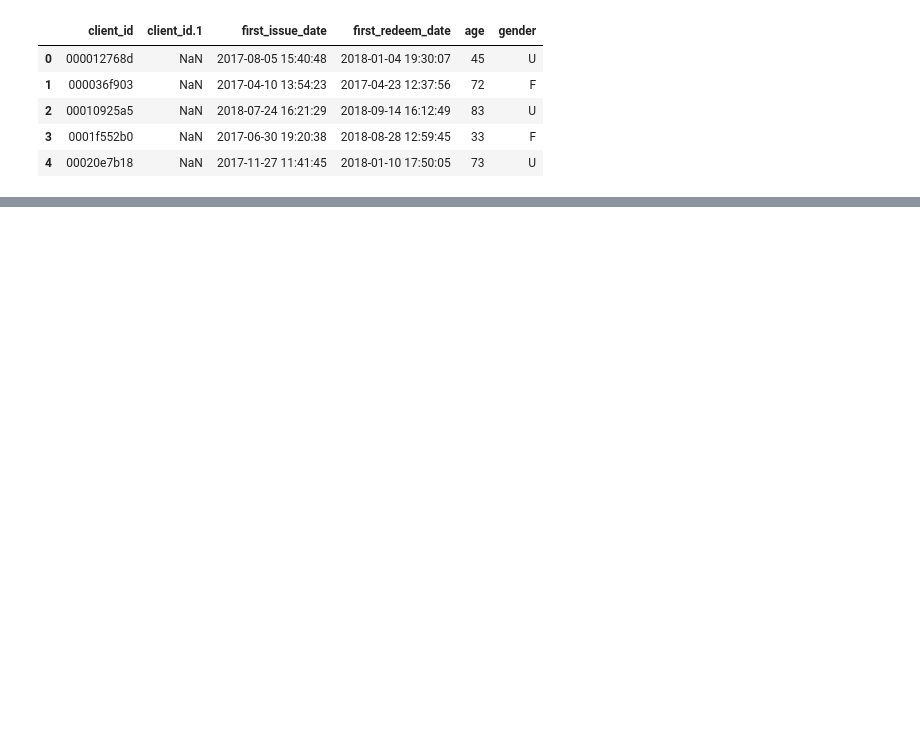
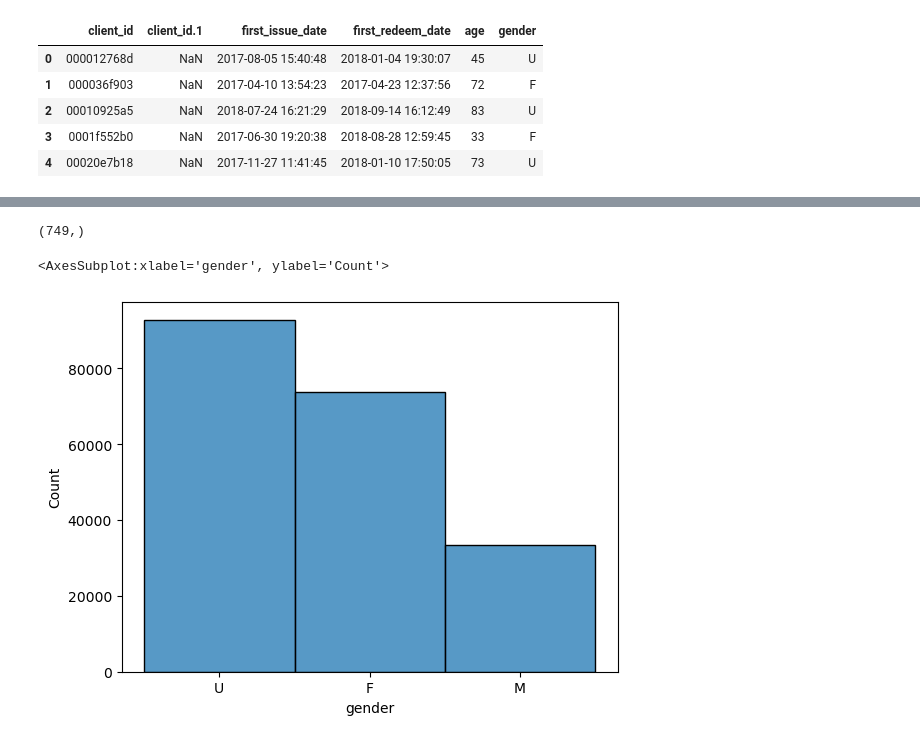
Before and after one commit to Chewye/cft, a Jupyter notebook: cft_model.ipynb, the cells around one changed output, grey strips where cells are left out. Drawn from its saved outputs; the diff is of its cells as text; code cells hidden in the pictures; blank space fills up the shorter version.

```diff
--- a/cft_model.ipynb
+++ b/cft_model.ipynb
@@ -36,0 +99,21 @@ client.head()
+# %%
+# Признак client_id.1 не содержит данных, удалим его
+client.drop(columns='client_id.1', inplace=True)
+# %%
+# Посмотрим количество строк с ошибочным возрастом
+client[(client['age'] > 90) | (client['age'] < 10)]['age'].shape
+# %% [output]
+(749,)
+# %%
+#Заменим ошибочный возраст
+client.loc[(client['age'] > 90) | (client['age'] < 10), 'age'] = 45
+# %%
+client['client_id_dec'] = client['client_id'].apply(lambda x: int(x, 16))
+# %%
+client['first_issue_date'] = client['first_issue_date'].astype("datetime64[ns]", copy=True)
+client['first_redeem_date'] = client['first_redeem_date'].astype("datetime64[ns]", copy=True)
+# %%
+sns.histplot(client['gender'])
+# %% [output]
+<AxesSubplot:xlabel='gender', ylabel='Count'>
+[figure, added]
```
Also changed, not shown: parts of 46 cells of this notebook, 1 other file.
